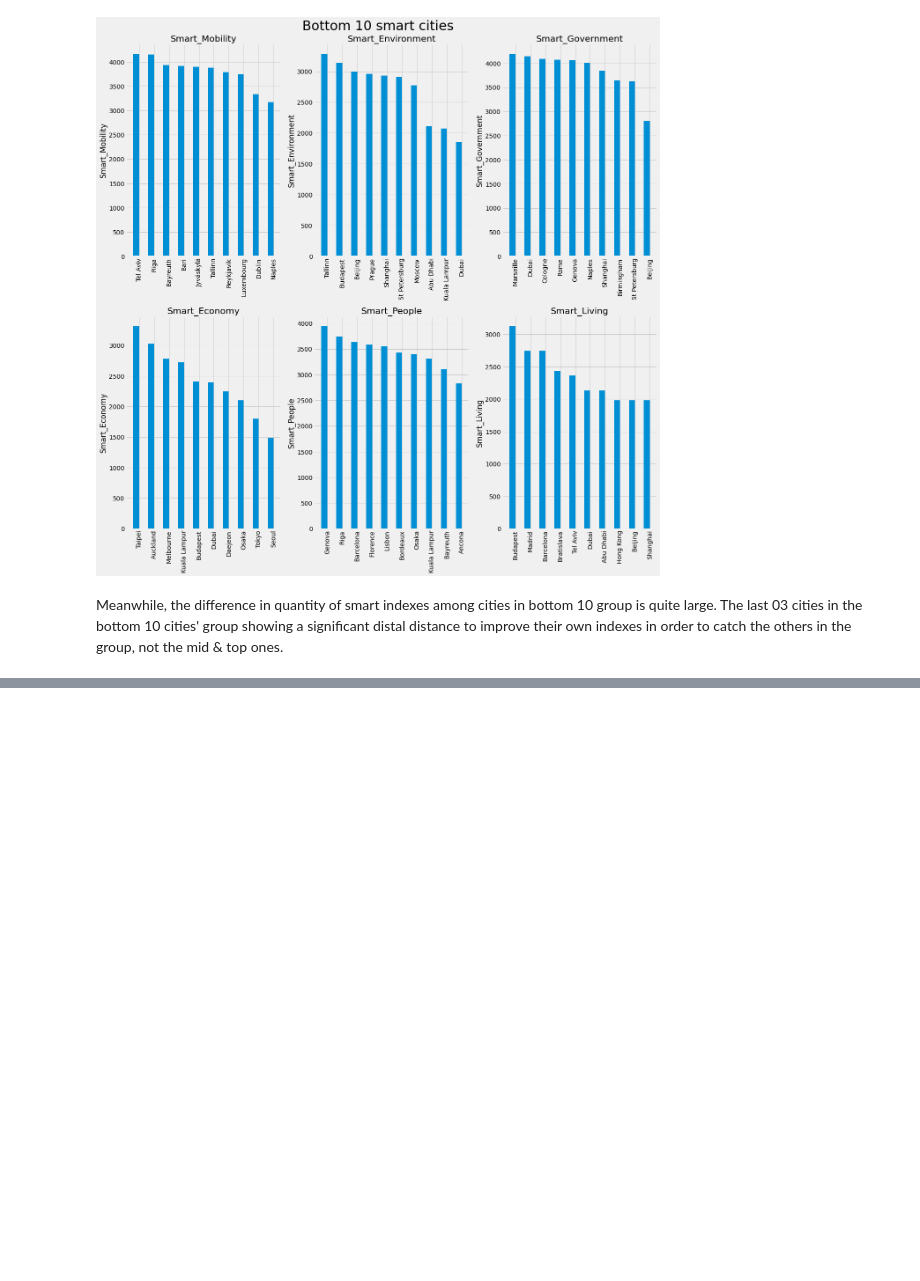
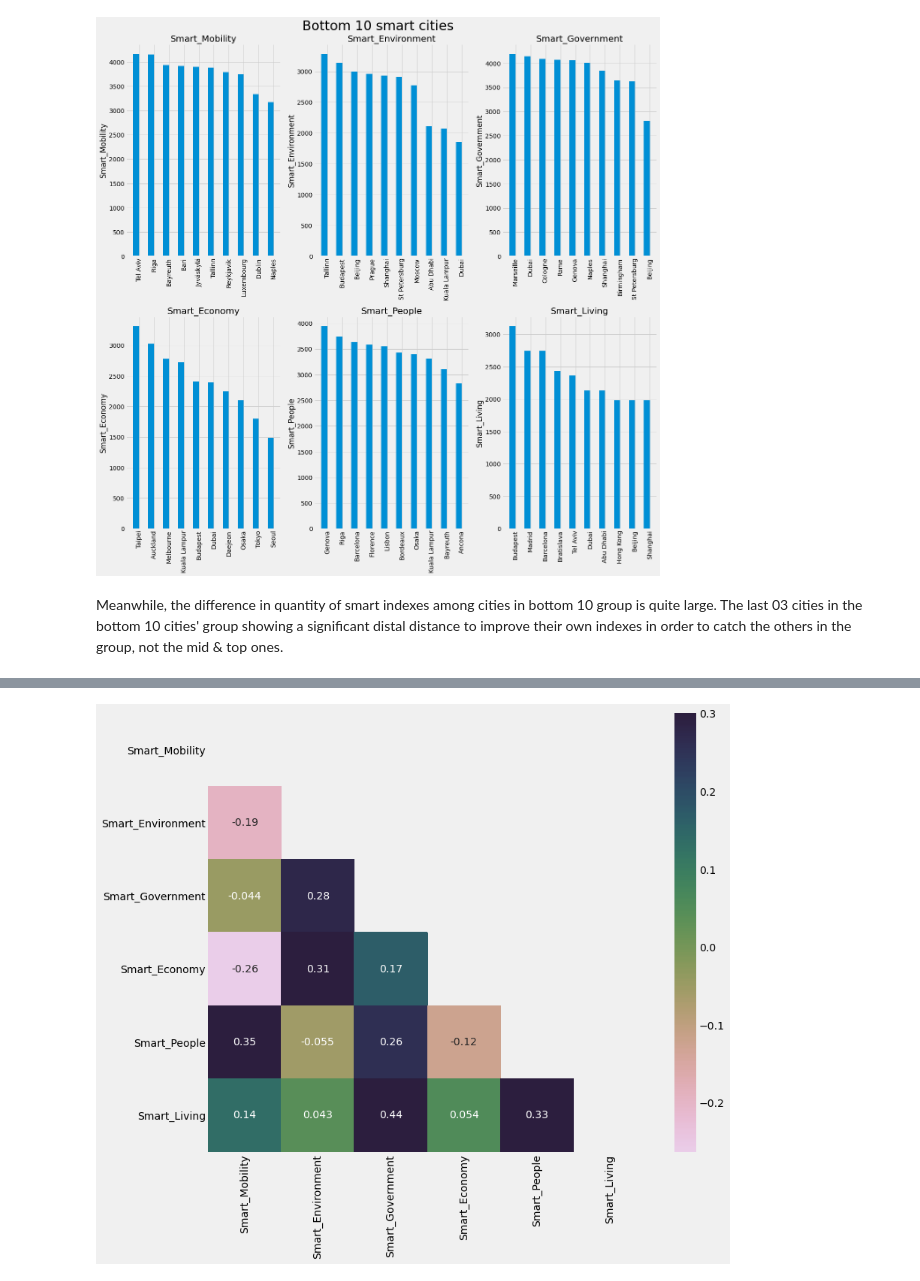
Before and after one commit to BinhKieu82/Springboard_NormProj, a Jupyter notebook: 20.3StoryTelling/smartcityindex.ipynb, the cells around one changed output, grey strips where cells are left out. Drawn from its saved outputs; the diff is of its cells as text; code cells hidden in the pictures; blank space fills up the shorter version.

```diff
--- a/20.3StoryTelling/smartcityindex.ipynb
+++ b/20.3StoryTelling/smartcityindex.ipynb
@@ -539,0 +557,17 @@ Meanwhile, the difference in quantity of smart indexes among cities in bottom 10
+# %%
+scc_cor = smart_cities_continents[smart_features]
+
+# Generate a mask for the upper triangle
+mask = np.zeros_like(scc_cor.corr(method = 'spearman') , dtype=np.bool)
+mask[np.triu_indices_from(mask)] = True
+
+# Generate a custom diverging colormap
+cmap = sns.cubehelix_palette(n_colors=12, start=-2.25, rot=-1.3, as_cmap=True)
+
+# Draw the heatmap with the mask and correct aspect ratio
+plt.figure(figsize=(12,10))
+sns.heatmap(scc_cor.corr(method = 'spearman') ,annot=True,  mask=mask, cmap=cmap, vmax=.3, square=True)
+
+plt.show()
+# %% [output]
+[figure, added]
```
Also changed, not shown: parts of 5 cells of this notebook.
